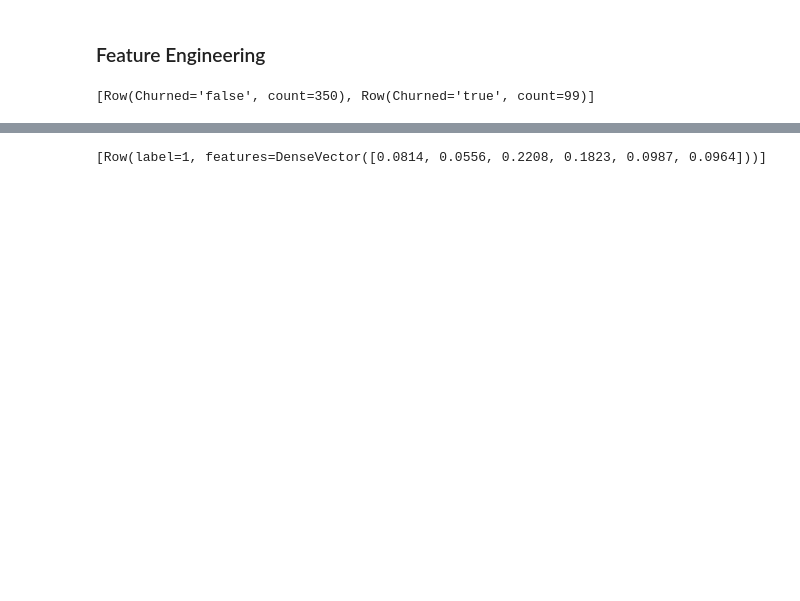
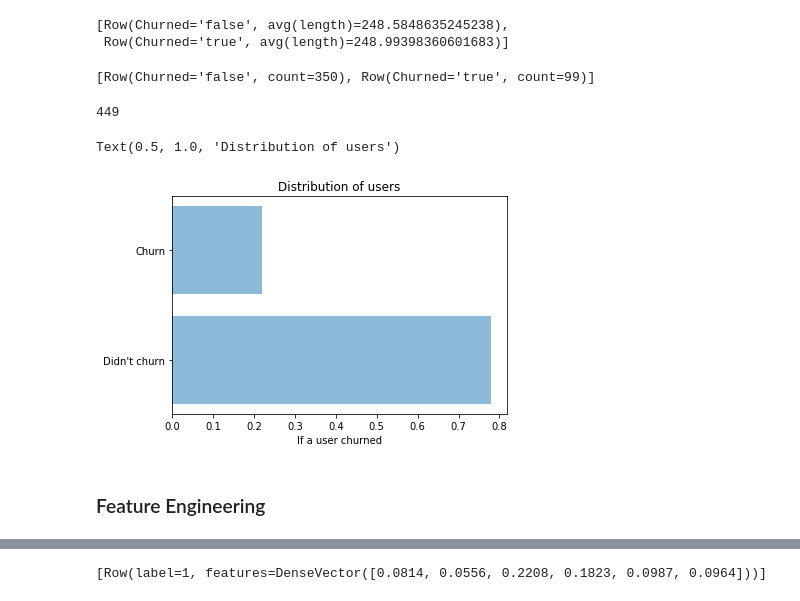
Before and after one commit to xiuruoyan/sparkify, a Jupyter notebook: Sparkify_cloud.ipynb, the cells around one changed output, grey strips where cells are left out. Cells and saved outputs as stored; diff of their text form; code cells hidden in the pictures; blank space fills up the shorter version.

```diff
--- a/Sparkify_cloud.ipynb
+++ b/Sparkify_cloud.ipynb
@@ -60,2 +160,28 @@ df_clean = df.select(
+# %%
+df_label = df_churn.join(df_clean,'userId')
+df_label.groupby("Churned").avg("length").collect()
+# %% [output]
+[Row(Churned='false', avg(length)=248.5848635245238),
+ Row(Churned='true', avg(length)=248.99398360601683)]
+# %%
+df_label.select(["userId","Churned"]).distinct().groupBy("Churned").count().collect()
+# %% [output]
+[Row(Churned='false', count=350), Row(Churned='true', count=99)]
+# %%
+df_label.select(["userId","Churned"]).distinct().count()
+# %% [output]
+449
+# %%
+importances = [350/449, 99/449]
+churn = ["Didn't churn", "Churn"]
+y_pos = np.arange(len(churn))
+
+plt.barh(y_pos, importances, align='center', alpha=0.5)
+plt.yticks(y_pos, churn)
+plt.xlabel('If a user churned')
+plt.title('Distribution of users')
+# %% [output]
+Text(0.5, 1.0, 'Distribution of users')
+[figure, added]
 # %% [markdown]
 ### Feature Engineering
@@ -67,7 +188 @@ df_churn = df_churn.drop('auths')
-# %%
-df_label = df_churn.join(df_clean,'userId')
-df_label.groupby("Churned").avg("length").collect()
-df_label.select(["userId","Churned"]).distinct().groupBy("Churned").count().collect()
-# %% [output]
-[Row(Churned='false', count=350), Row(Churned='true', count=99)]
 # %%
```
Also changed, not shown: parts of 28 cells of this notebook, 1 other file.
